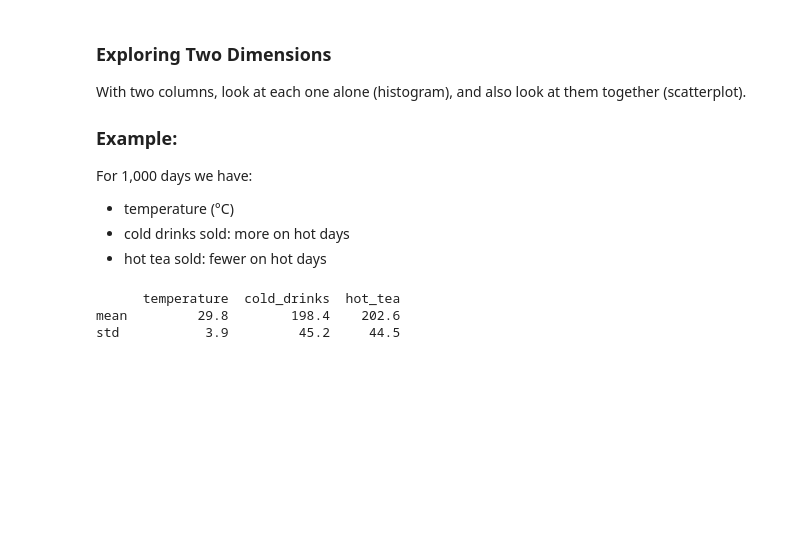
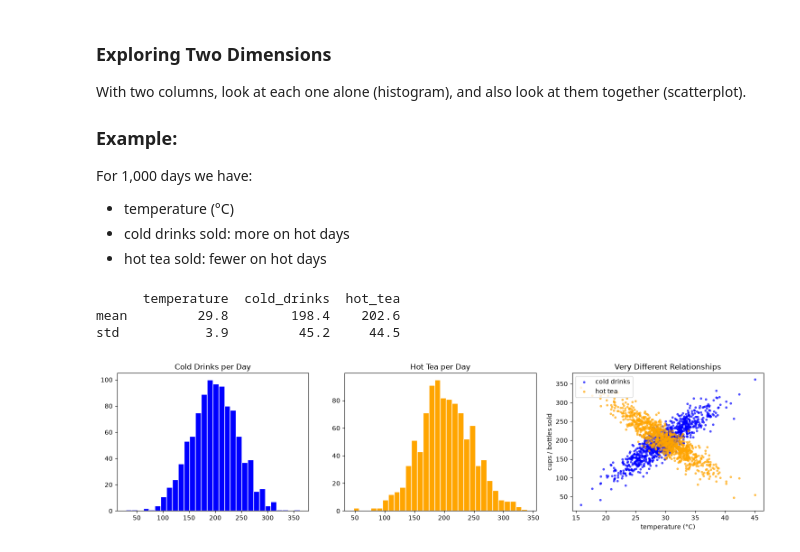
Before and after one commit to mat6099/ML_Debasis_Das, a Jupyter notebook: Working_with_Data.ipynb, the cells around one changed output. Drawn from its saved outputs; the diff is of its cells as text; code cells hidden in the pictures; blank space fills up the shorter version.

```diff
--- a/Working_with_Data.ipynb
+++ b/Working_with_Data.ipynb
@@ -165,3 +165,19 @@ print(canteen.describe().loc[["mean", "std"]].round(1))
       temperature  cold_drinks  hot_tea
 mean         29.8        198.4    202.6
 std           3.9         45.2     44.5
+# %%
+fig, axes = plt.subplots(1, 3, figsize=(15, 4))
+axes[0].hist(cold_drinks, bins=30, color='blue', edgecolor="white")
+axes[0].set_title("Cold Drinks per Day")
+axes[1].hist(hot_tea, bins=30, color='orange', edgecolor="white")
+axes[1].set_title("Hot Tea per Day")
+axes[2].scatter(temperature, cold_drinks, s=8, color='blue', alpha=0.6, label="cold drinks")
+axes[2].scatter(temperature, hot_tea, s=8, color='orange', alpha=0.6, label="hot tea")
+axes[2].set_title("Very Different Relationships")
+axes[2].set_xlabel("temperature (°C)")
+axes[2].set_ylabel("cups / bottles sold")
+axes[2].legend(loc="upper left")
+plt.tight_layout()
+plt.show()
+# %% [output]
+[figure, added]
```
Also changed, not shown: parts of 9 cells of this notebook, 1 other file.
